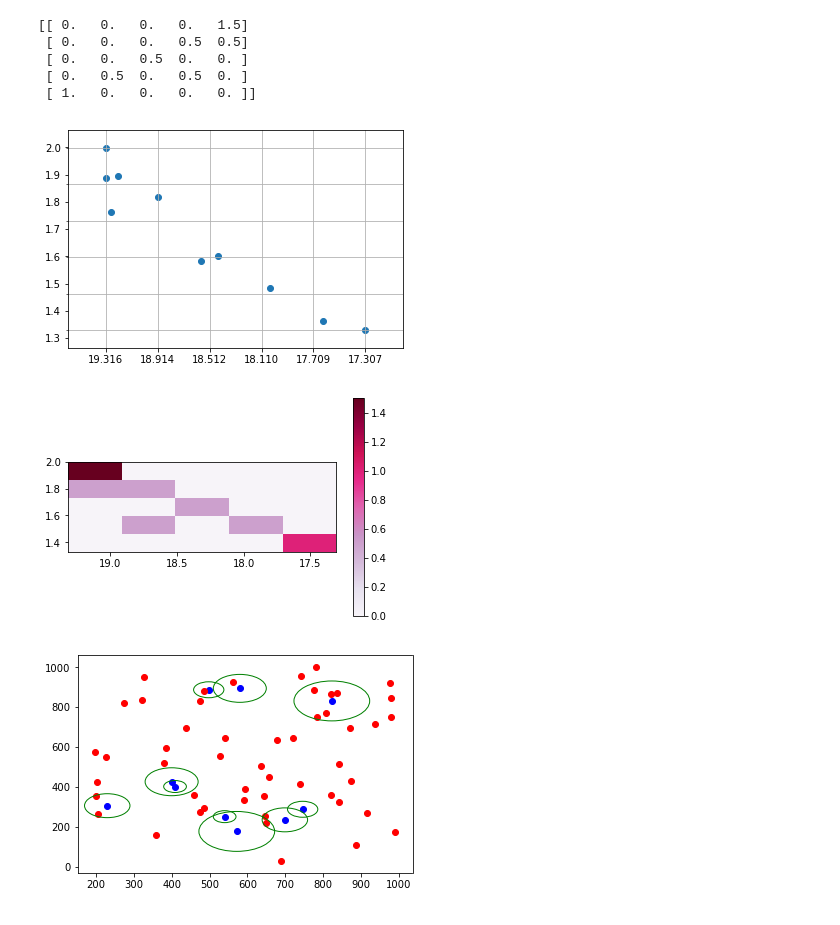
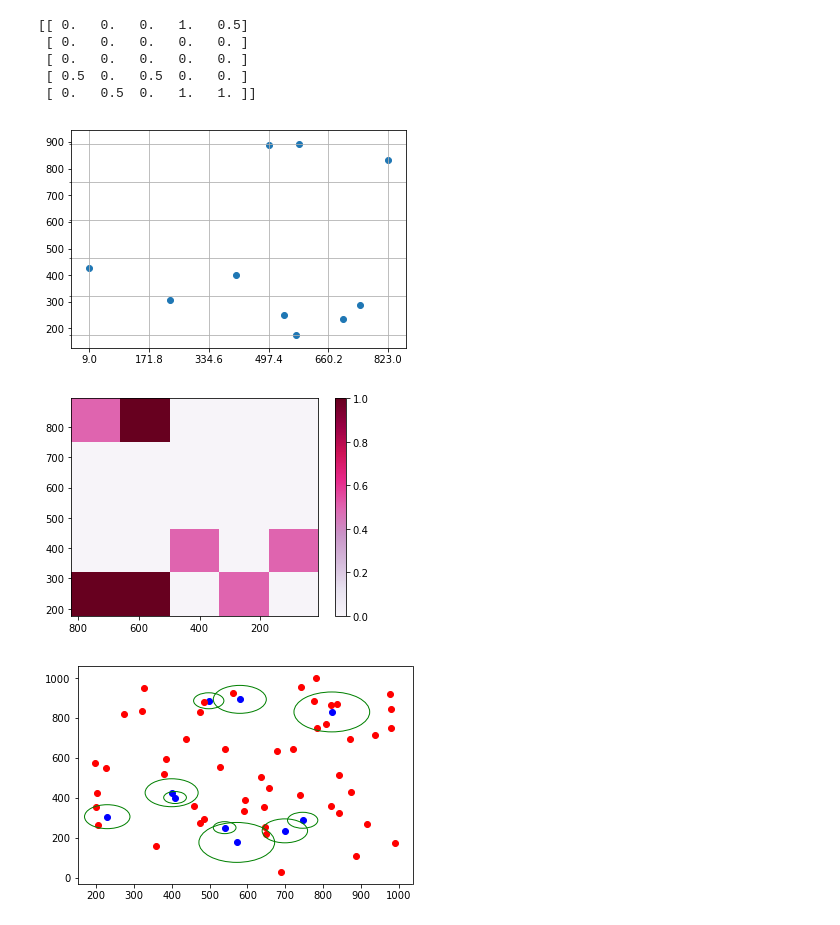
Before and after one commit to metownsend/lrg-project, a Jupyter notebook: statSub_Test.ipynb, the cells around one changed output. Drawn from its saved outputs; the diff is of its cells as text; code cells hidden in the pictures.

```diff
--- a/statSub_Test.ipynb
+++ b/statSub_Test.ipynb
@@ -28,7 +28,7 @@ color = gmag - rmag
 # H is the matrix with the number of points per bin
 # xedges, yedges are the bounds of the bins
 # H, xedges, yedges = np.histogram2d(x0, y0, bins=[5,5], normed=False)
-H, xedges, yedges = np.histogram2d(rmag, color, bins=[5,5], normed=False)
+H, xedges, yedges = np.histogram2d(x0, y0, bins=[5,5], normed=False)
 # print(H)
 # print('-------')
 
@@ -41,42 +41,42 @@ rotH = np.rot90(H, k=1)
 # print(yedges)
 
 # Uses the numbers counted in the histogram to calculate a surface density: For each cell, the number of sources
 # divided by the area (in this case I made the area == 2 for simplicity).
 sd = rotH/2.
 print(sd)
 # print('-------')
 
 # Scatter plot of points with bin lines drawn
 fig, ax = plt.subplots()
 ax.set_xticks(xedges, minor=False)
 ax.set_yticks(yedges, minor=True)
 ax.xaxis.grid(True, which='major')
 ax.yaxis.grid(True, which='minor')
 
-plt.scatter(rmag,color)
-plt.gca().invert_xaxis()
+plt.scatter(x0,y0)
+# plt.gca().invert_xaxis()
 plt.show()
 
 # color codes bins by surface density with color bar; should make sense when compared to scatter plot
 plt.imshow(sd, cmap=plt.cm.PuRd, extent=(xedges[0], xedges[5], yedges[0], yedges[5]))
 plt.colorbar(orientation='vertical')
 plt.gca().invert_xaxis()
 plt.show()
 
 # Playing with only plotting one bin at a time. Not useful now but I don't want to forget it.
 # dx = x[np.where((x>=xedges[1]) & (x<=xedges[2]) & (y>=yedges[1]) & (y<=yedges[2]))]
 # dy = y[np.where((x>=xedges[1]) & (x<=xedges[2]) & (y>=yedges[1]) & (y<=yedges[2]))]
 
 # plt.scatter(dx,dy)
 # plt.show()
 # %% [output]
-[[ 0.   0.   0.   0.   1.5]
- [ 0.   0.   0.   0.5  0.5]
- [ 0.   0.   0.5  0.   0. ]
- [ 0.   0.5  0.   0.5  0. ]
- [ 1.   0.   0.   0.   0. ]]
+[[ 0.   0.   0.   1.   0.5]
+ [ 0.   0.   0.   0.   0. ]
+ [ 0.   0.   0.   0.   0. ]
+ [ 0.5  0.   0.5  0.   0. ]
+ [ 0.   0.5  0.   1.   1. ]]
-[figure, old version]
+[figure, new version]
-[figure, old version]
+[figure, new version]
 # %%
 # Test for counting near neighbors
 
```
